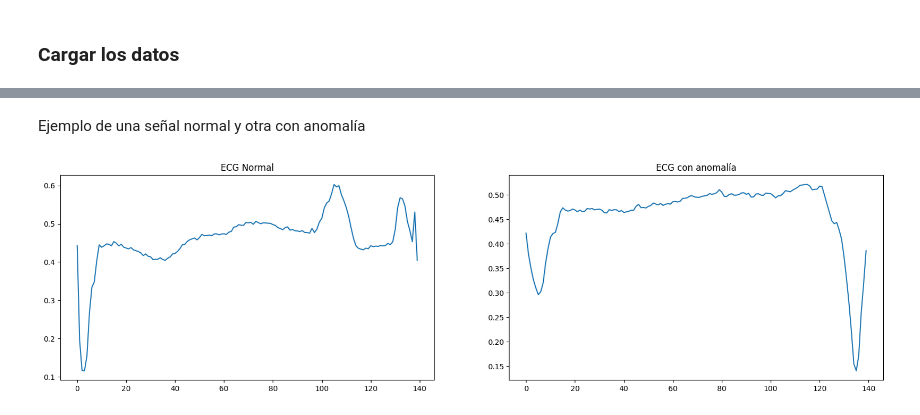
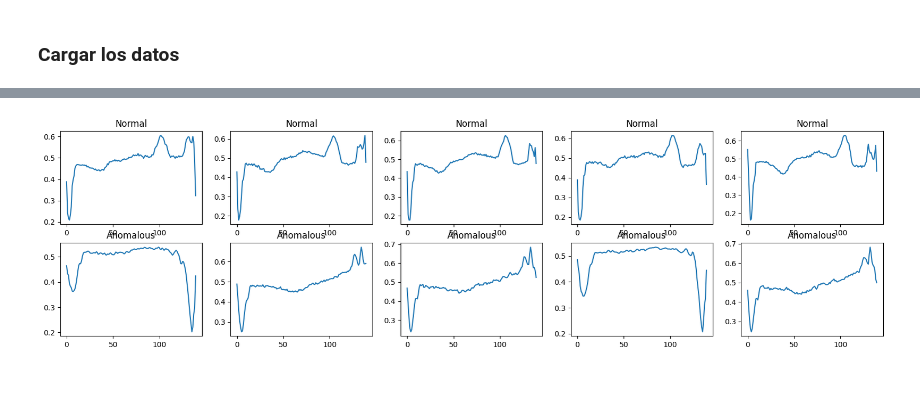
Before and after one commit to ibonetc/AI_Deep-Learning, a Jupyter notebook: IA_DL_Autoencoder.ipynb, the cells around one changed output, grey strips where cells are left out. Saved outputs shown, nothing was run; the diff lists cells and outputs as text; code cells hidden in the pictures; blank space fills up the shorter version.

```diff
--- a/IA_DL_Autoencoder.ipynb
+++ b/IA_DL_Autoencoder.ipynb
@@ -251,0 +265,7 @@ Como se puede ver la columna 140 tiene la etiqueta, y de la 0 a la 139 están lo
+# %%
+labels= values_data[:,-1]
+data= values_data[:,0:-1]
+# %%
+min_val= tf.reduce_min(data)
+max_val= tf.reduce_max(data)
+print(min_val,max_val)
@@ -285,22 +285,20 @@ array([ True,  True, False, ...,  True, False, False])
 # %%
-one_train_labels=train_labels==1
-one_test_labels=test_labels==1
+one_train_data= train_labels==1
+one_test_data= test_labels==1
 # %%
-normal_train_data = train_data[one_train_labels]
-normal_test_data = test_data[one_test_labels]
+normal_train_data= train_data[one_train_data]
+normal_test_data= test_data[one_test_data]
 
-anomalous_train_data = train_data[~one_train_labels]
-anomalous_test_data = test_data[~one_test_labels]
+anomalous_train_data= train_data[train_labels==0]
+anomalous_test_data= test_data[test_labels==0]
-# %% [markdown]
-Ejemplo de una señal normal y otra con anomalía
 # %%
 plt.figure(figsize=(20, 5))
-plt.subplot(1, 2, 1)
-plt.plot(np.arange(140), normal_train_data[0])
-plt.title("ECG Normal")
-plt.subplot(1, 2, 2)
-plt.plot(np.arange(140), anomalous_train_data[0])
-plt.title("ECG con anomalía")
-plt.show()
+for i, (v1,v2) in enumerate(zip(normal_train_data[:5], anomalous_train_data[:5])):
+  ax = plt.subplot(2,5,i+1)
+  plt.plot(np.arange(140),v1)
+  plt.title('Normal')
+  ax = plt.subplot(2,5,i+6)
+  plt.plot(np.arange(140),v2)
+  plt.title('Anomalous')
 # %% [output]
-[figure, old version]
+[figure, new version]
```
Also changed, not shown: parts of 80 cells of this notebook.
